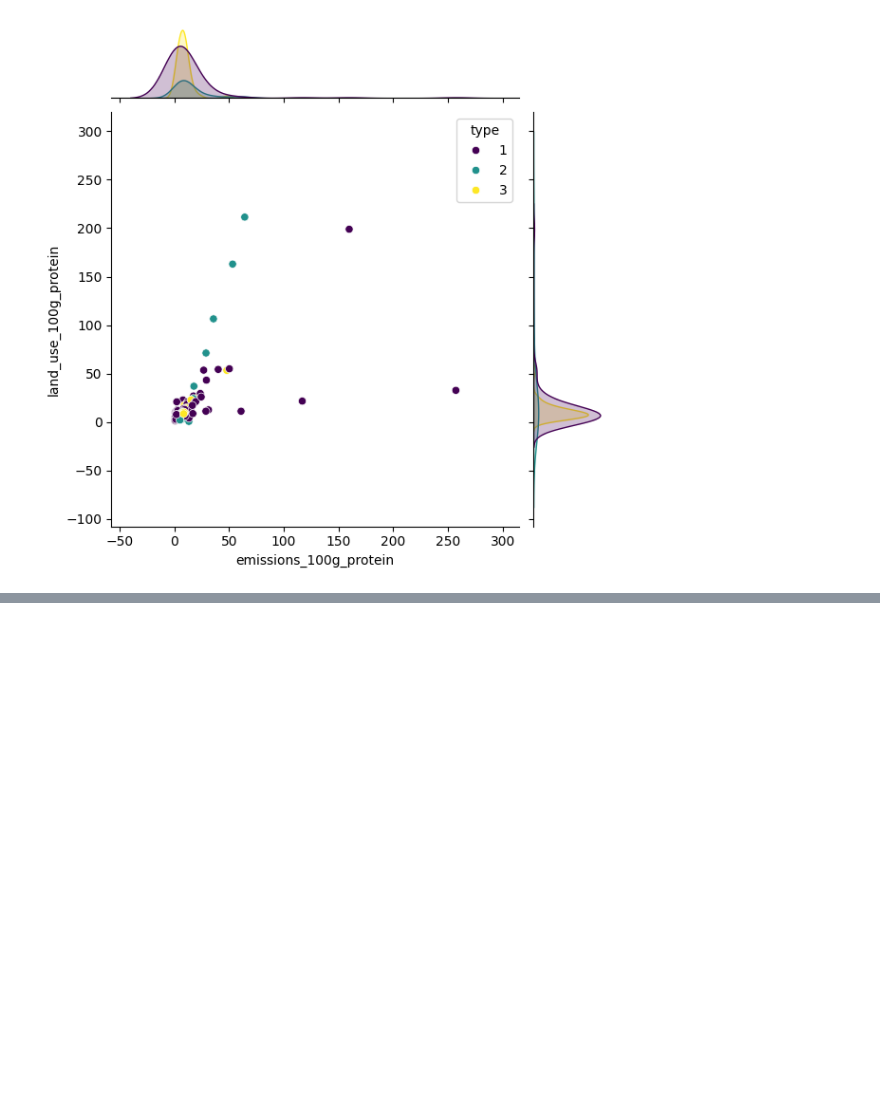
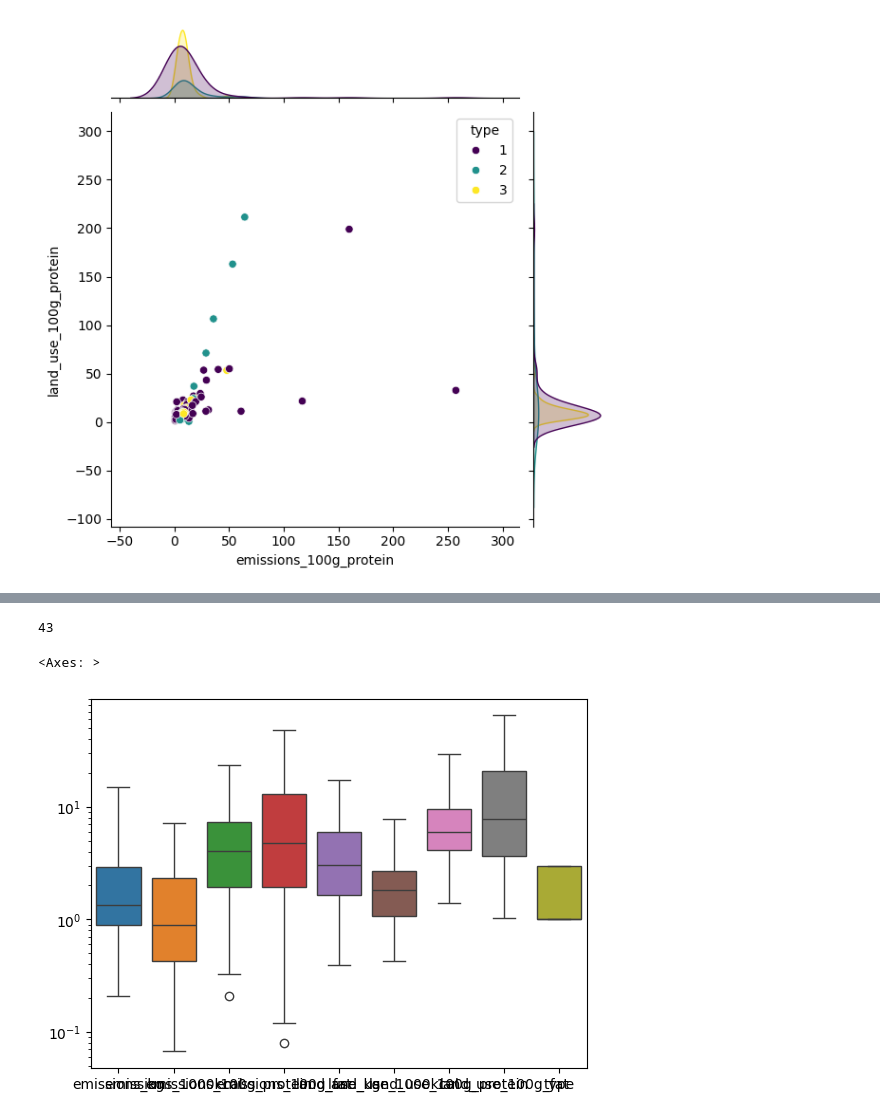
Before and after one commit to TMaczek/BananaIndexV2, a Jupyter notebook: BananaIndexEDA.ipynb, the cells around one changed output, grey strips where cells are left out. Saved outputs shown, nothing was run; the diff lists cells and outputs as text; code cells hidden in the pictures; blank space fills up the shorter version.

Commit message:
3 sigma rule and IQR outliers methods implemented

```diff
--- a/BananaIndexEDA.ipynb
+++ b/BananaIndexEDA.ipynb
@@ -383,0 +409,4 @@ sns.jointplot(data=df, x='emissions_100g_protein', y='land_use_100g_protein', hu
+# %%
+for columns in df.columns:
+  three_sigma(df, columns)
+  print("----")
@@ -383,0 +431,40 @@ sns.jointplot(data=df, x='emissions_100g_protein', y='land_use_100g_protein', hu
+# %%
+# using IQR
+
+# add a as argument and check with sigma_count
+def iqr_outliers(df, outlier_col, sigma_count=3, use_median=False):
+  a = sigma_count / 1.35 # 'rule of thumb' as stated on lectures
+
+  Q1 = df[outlier_col].quantile(0.25)
+  Q2 = df[outlier_col].quantile(0.5)
+  Q3 = df[outlier_col].quantile(0.75)
+
+  IQR = Q3 - Q1
+
+  left_limit = Q1 - a * IQR
+  right_limit = Q3 + a * IQR
+
+  outliers = []
+  # print(f"Outliers for {outlier_col} column: ")
+  for index, row in df.iterrows():
+    if row[outlier_col] < left_limit or row[outlier_col] > right_limit:
+      outliers.append(index)
+
+  return outliers
+# %%
+# testing how box plots would look w/o iqr outliers
+
+outliers = set()
+
+for columns in df.columns:
+  outliers.update(iqr_outliers(df, columns))
+
+
+print(len(outliers))
+df2 = df.loc[~df.index.isin(outliers)]
+
+sns.boxplot(data=df2, log_scale=True) # hmm
+# %% [output]
+43
+<Axes: >
+[figure, added]
```
Also changed, not shown: parts of 10 cells of this notebook.
